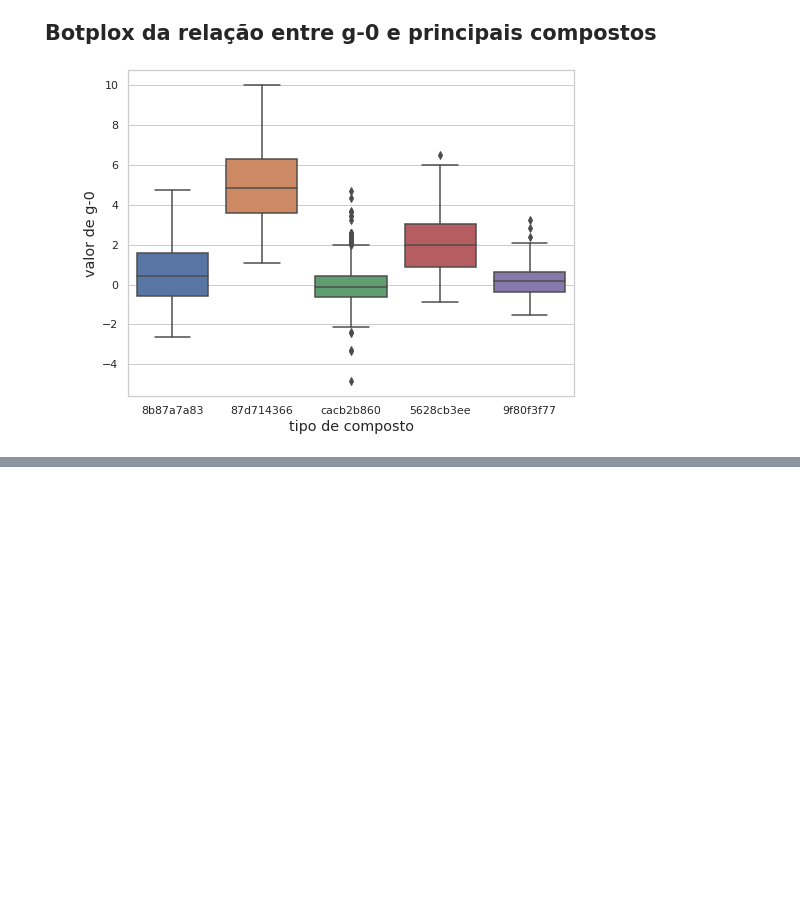
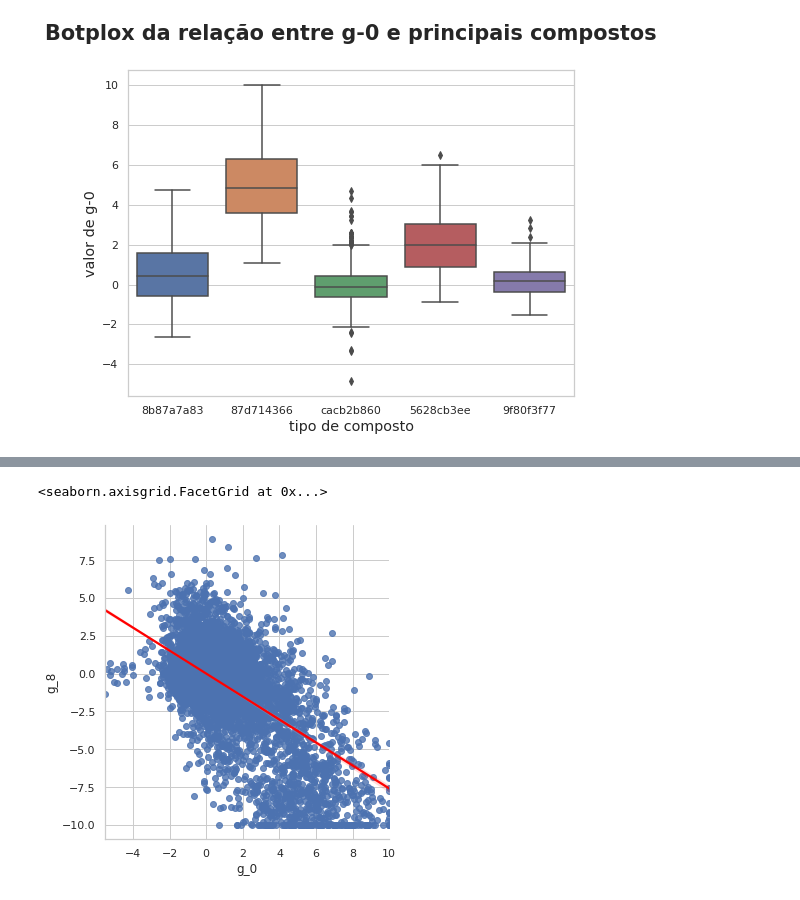
Before and after one commit to yasrojas/alura_phyton, a Jupyter notebook: ImersaoDados.ipynb, the cells around one changed output, grey strips where cells are left out. Saved outputs shown, nothing was run; the diff lists cells and outputs as text; code cells hidden in the pictures; blank space fills up the shorter version.

```diff
--- a/ImersaoDados.ipynb
+++ b/ImersaoDados.ipynb
@@ -493,0 +608,5 @@ dados
+# %%
+sns.lmplot(data=dados, x='g_0', y='g_8', line_kws={'color': 'red'})
+# %% [output]
+<seaborn.axisgrid.FacetGrid at 0x...>
+[figure, added]
```
Also changed, not shown: parts of 90 cells of this notebook.
